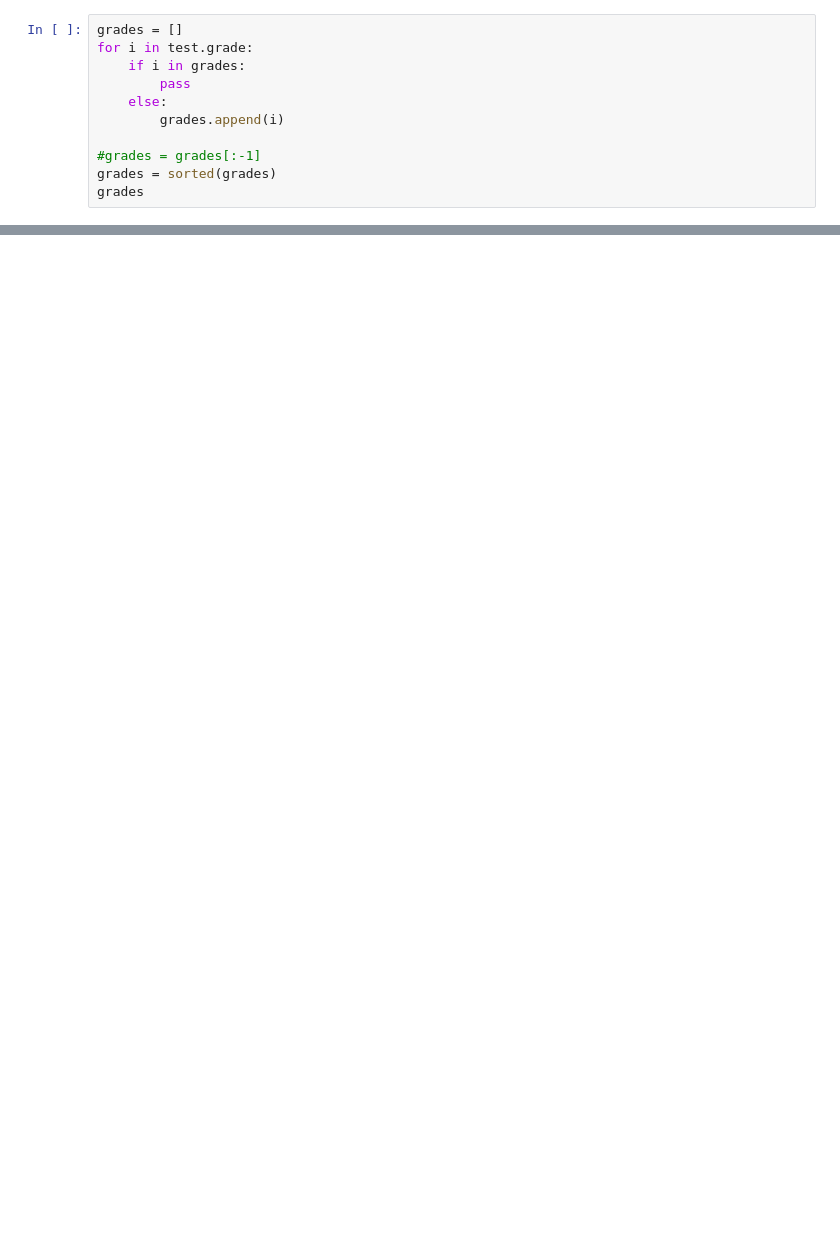
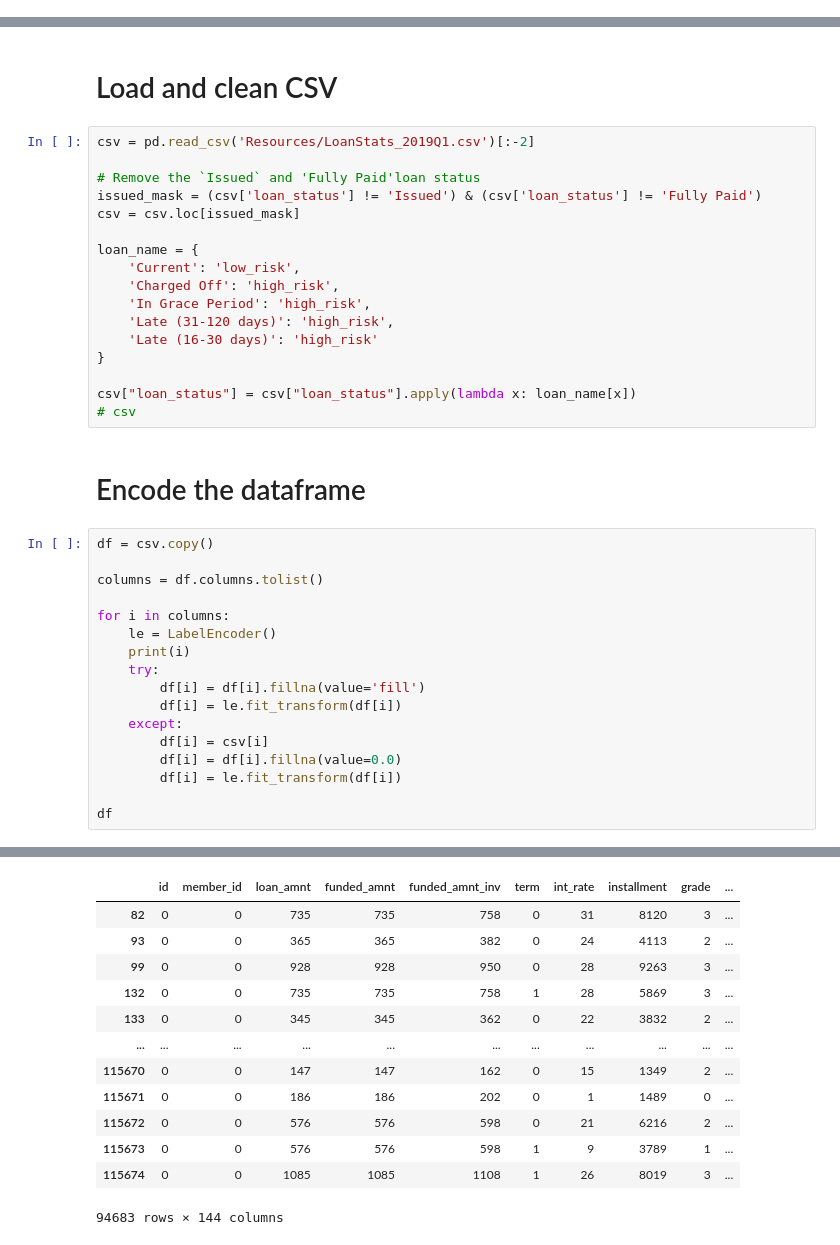
Before and after one commit to BurdenDerek/Supervised-Learning, a Jupyter notebook: Challenge.ipynb, the cells around one changed output, grey strips where cells are left out. Saved outputs shown, nothing was run; the diff lists cells and outputs as text; blank space fills up the shorter version.

```diff
--- a/Challenge.ipynb
+++ b/Challenge.ipynb
@@ -94,11 +0,0 @@ test.tail()
-# %%
-grades = []
-for i in test.grade:
-    if i in grades:
-        pass
-    else:
-        grades.append(i)
-
-#grades = grades[:-1]
-grades = sorted(grades)
-grades
@@ -107,0 +25,39 @@ test.grade_num
+# %% [markdown]
+# Load and clean CSV
+# %%
+csv = pd.read_csv('Resources/LoanStats_2019Q1.csv')[:-2]
+
+# Remove the `Issued` and 'Fully Paid'loan status
+issued_mask = (csv['loan_status'] != 'Issued') & (csv['loan_status'] != 'Fully Paid')
+csv = csv.loc[issued_mask]
+
+loan_name = {
+    'Current': 'low_risk',
+    'Charged Off': 'high_risk',
+    'In Grace Period': 'high_risk',
+    'Late (31-120 days)': 'high_risk',
+    'Late (16-30 days)': 'high_risk'
+}
+
+csv["loan_status"] = csv["loan_status"].apply(lambda x: loan_name[x])
+# csv
+# %% [markdown]
+# Encode the dataframe
+# %%
+df = csv.copy()
+
+columns = df.columns.tolist()
+
+for i in columns:
+    le = LabelEncoder()
+    print(i)
+    try:
+        df[i] = df[i].fillna(value='fill')
+        df[i] = le.fit_transform(df[i])
+    except:
+        df[i] = csv[i]
+        df[i] = df[i].fillna(value=0.0)
+        df[i] = le.fit_transform(df[i])
+
+df
+# %% [output]
@@ -107,0 +81,13 @@ test.grade_num
+|  | id | member_id | loan_amnt | funded_amnt | funded_amnt_inv | term | int_rate | installment | grade | ... |
+| 82 | 0 | 0 | 735 | 735 | 758 | 0 | 31 | 8120 | 3 | ... |
+| 93 | 0 | 0 | 365 | 365 | 382 | 0 | 24 | 4113 | 2 | ... |
+| 99 | 0 | 0 | 928 | 928 | 950 | 0 | 28 | 9263 | 3 | ... |
+| 132 | 0 | 0 | 735 | 735 | 758 | 1 | 28 | 5869 | 3 | ... |
+| 133 | 0 | 0 | 345 | 345 | 362 | 0 | 22 | 3832 | 2 | ... |
+| ... | ... | ... | ... | ... | ... | ... | ... | ... | ... | ... |
+| 115670 | 0 | 0 | 147 | 147 | 162 | 0 | 15 | 1349 | 2 | ... |
+| 115671 | 0 | 0 | 186 | 186 | 202 | 0 | 1 | 1489 | 0 | ... |
+| 115672 | 0 | 0 | 576 | 576 | 598 | 0 | 21 | 6216 | 2 | ... |
+| 115673 | 0 | 0 | 576 | 576 | 598 | 1 | 9 | 3789 | 1 | ... |
+| 115674 | 0 | 0 | 1085 | 1085 | 1108 | 1 | 26 | 8019 | 3 | ... |
+94683 rows × 144 columns
```
Also changed, not shown: parts of 30 cells of this notebook, 11 other files.
